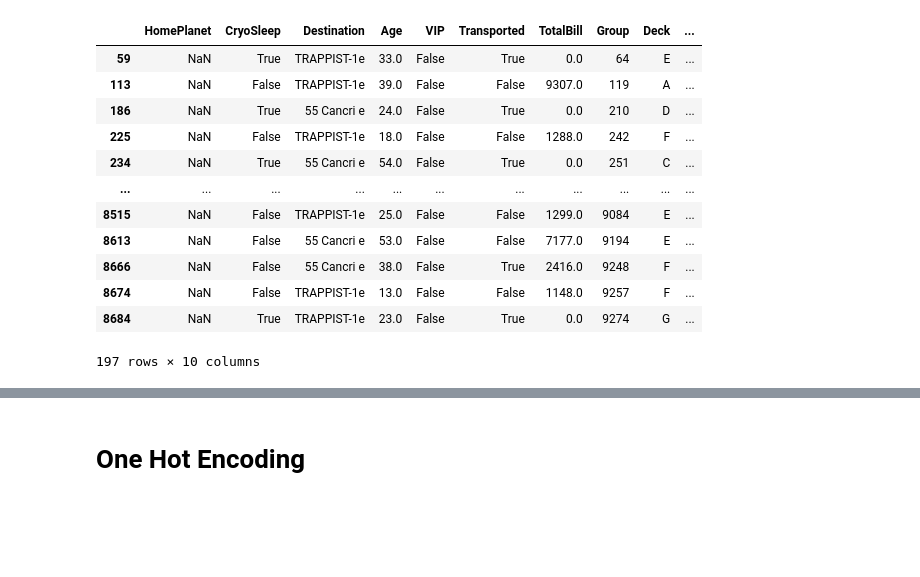
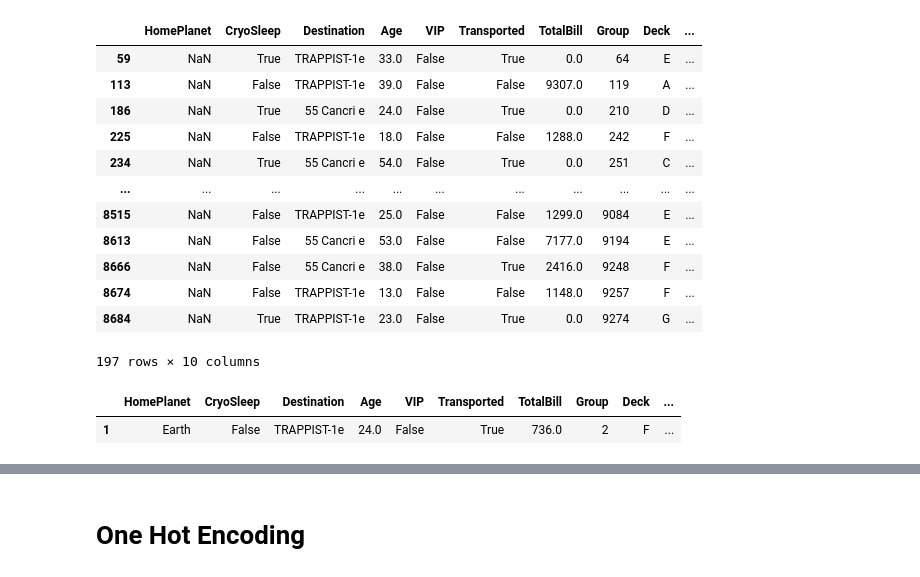
Before and after one commit to Daniel-Aguila/SpaceTitanic, a Jupyter notebook: main.ipynb, the cells around one changed output, grey strips where cells are left out. Drawn from its saved outputs; the diff is of its cells as text; code cells hidden in the pictures; blank space fills up the shorter version.

Commit message:
Working on Fill_Planet_By_Group

```diff
--- a/main.ipynb
+++ b/main.ipynb
@@ -422,3 +423,8 @@ def Fill_Planet_By_Group(df):
+# %%
+df_train[df_train['Group']==2]
+# %% [output]
+|  | HomePlanet | CryoSleep | Destination | Age | VIP | Transported | TotalBill | Group | Deck | ... |
+| 1 | Earth | False | TRAPPIST-1e | 24.0 | False | True | 736.0 | 2 | F | ... |
 # %%
 Fill_Planet_By_Group(df=df_train)
 # %% [output]
```
Also changed, not shown: parts of 3 cells of this notebook.
